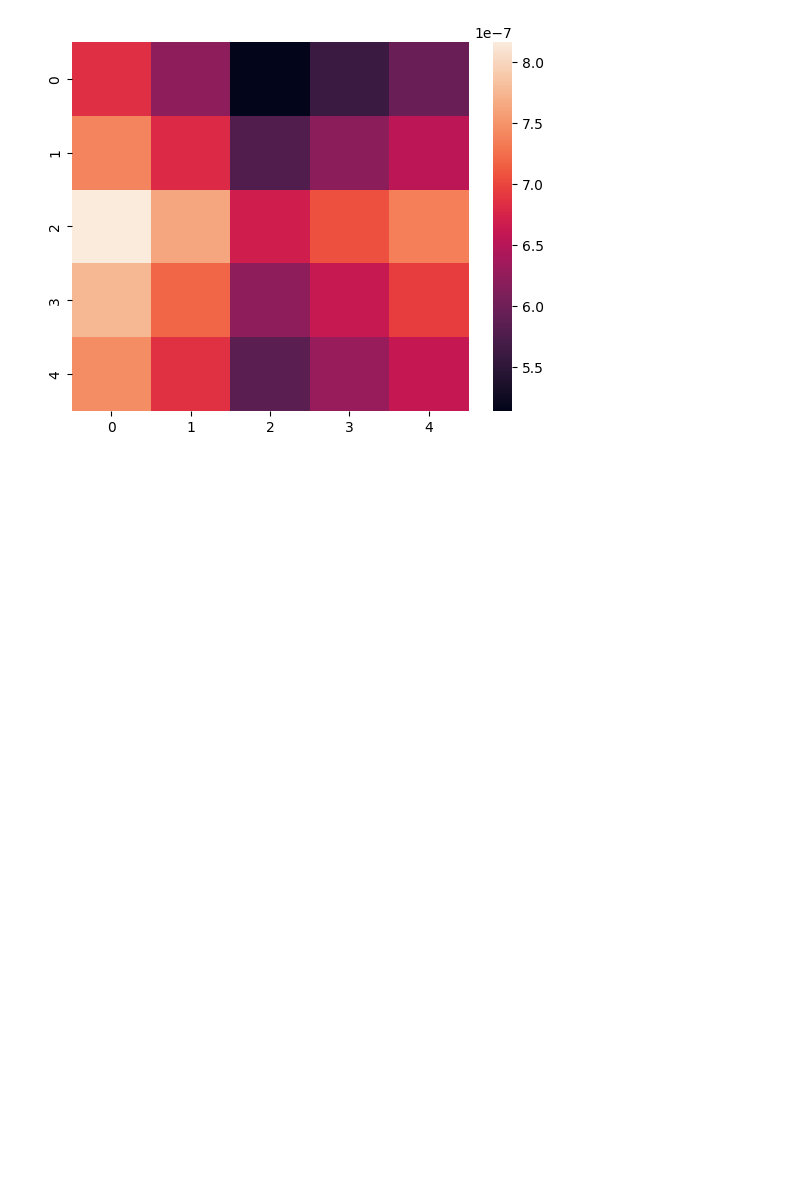
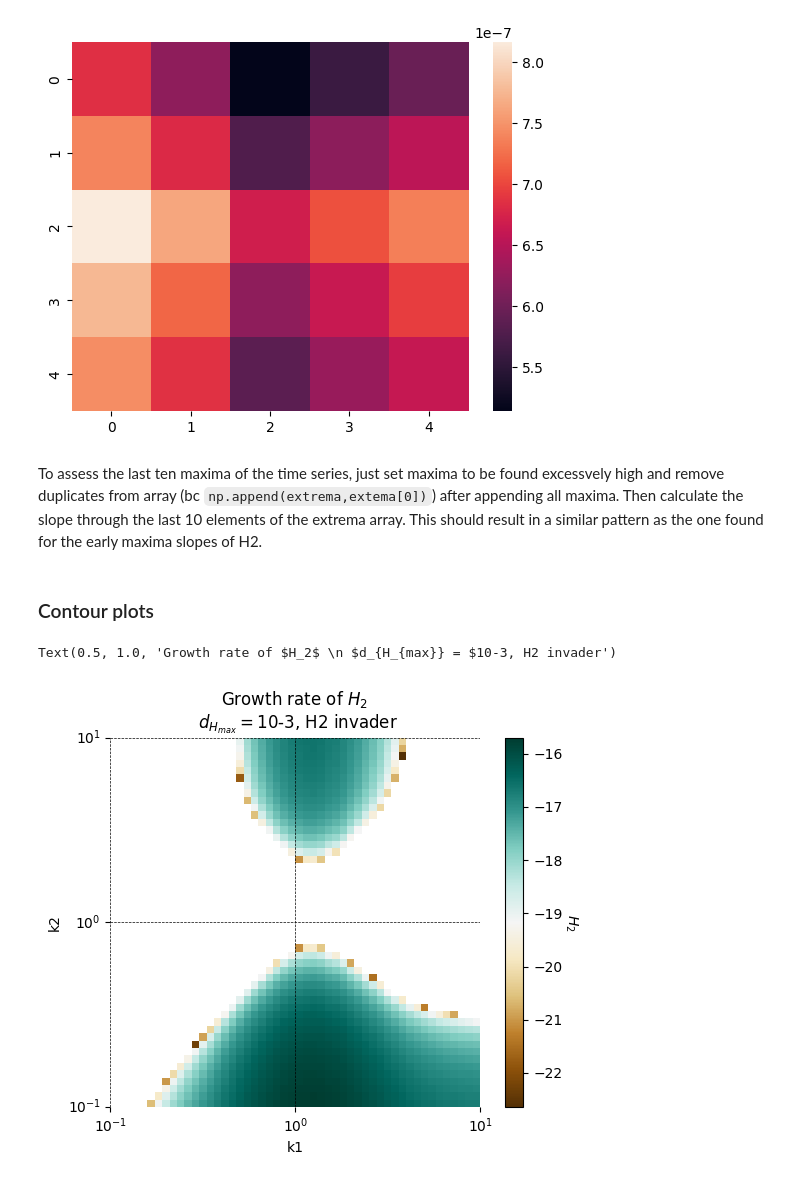
Before and after one commit to rbnmj/turingmodel, a Jupyter notebook: main.ipynb, the cells around one changed output. Drawn from its saved outputs; the diff is of its cells as text; code cells hidden in the pictures; blank space fills up the shorter version.

```diff
--- a/main.ipynb
+++ b/main.ipynb
@@ -1661,0 +1682,28 @@ sns.heatmap(slopeH2)
+# %% [markdown]
+To assess the last ten maxima of the time series, just set maxima to be found excessvely high and remove duplicates from array (bc `np.append(extrema,extema[0])`) after appending all maxima. Then calculate the slope through the last 10 elements of the extrema array. This should result in a similar pattern as the one found for the early maxima slopes of H2.
+# %% [markdown]
+### Contour plots
+# %%
+slopeH1 = np.loadtxt("./data/growthrateV3_10-3/H1Slope10-3.csv", delimiter=",")
+slopeH2 = np.loadtxt("./data/growthrateV3_10-3/H2Slope10-3.csv", delimiter=",")
+d_Hmax = "10-3"
+fig, ax3 = plt.subplots()
+k_1_range = np.geomspace(0.1, 10, 50)
+ticks = np.append(k_1_range, 10)
+ax3 = sns.heatmap((np.log(slopeH2)), cmap="BrBG", square=True, cbar=False)#, vmin=-1.5*10**-7, vmax=1.5*10**-7)
+cbar3 = ax3.figure.colorbar(ax3.collections[0])
+cbar3.set_label('$H_2$', rotation=270, labelpad=12)
+ax3.set_xticks(np.linspace(0, len(k_1_range), 3))
+ax3.set_yticks(np.linspace(0, len(k_1_range), 3))
+ax3.invert_yaxis()
+ax3.set_xticklabels(("$10^{-1}$", "$10^{0}$", "$10^{1}$"), rotation=0)
+ax3.set_yticklabels(("$10^{-1}$", "$10^{0}$", "$10^{1}$"))
+plt.grid(color='black', linewidth=0.5, linestyle='--')
+plt.xlabel('$k_1$')
+plt.ylabel('$k_2$')
+ax3.set_xlabel("k1")
+ax3.set_ylabel("k2")
+plt.title('Growth rate of $H_2$ \n $d_{H_{max}} = $' + str(d_Hmax) + ', H2 invader')
+# %% [output]
+Text(0.5, 1.0, 'Growth rate of $H_2$ \n $d_{H_{max}} = $10-3, H2 invader')
+[figure, added]
```
Also changed, not shown: parts of 5 cells of this notebook, 10 other files.
